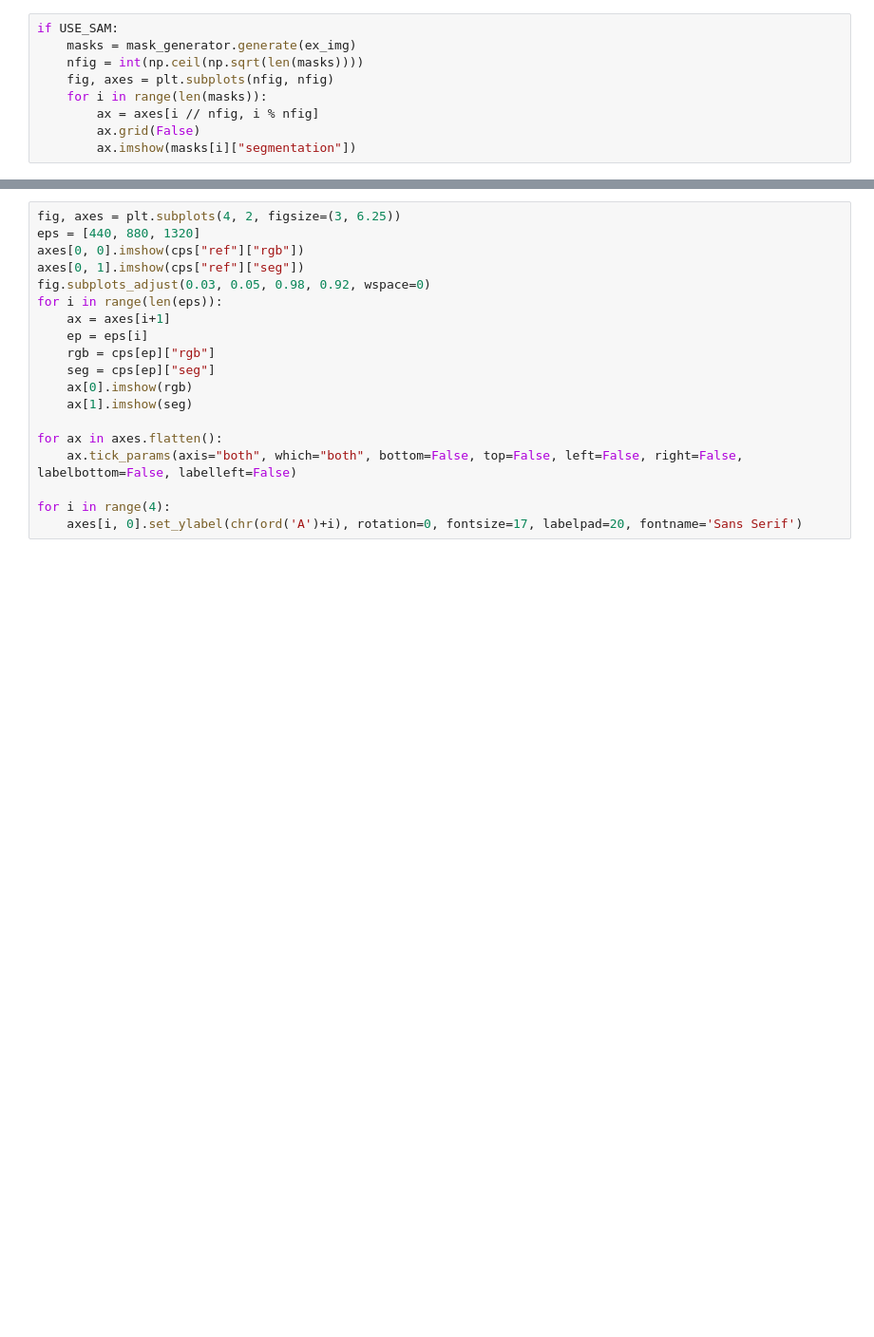
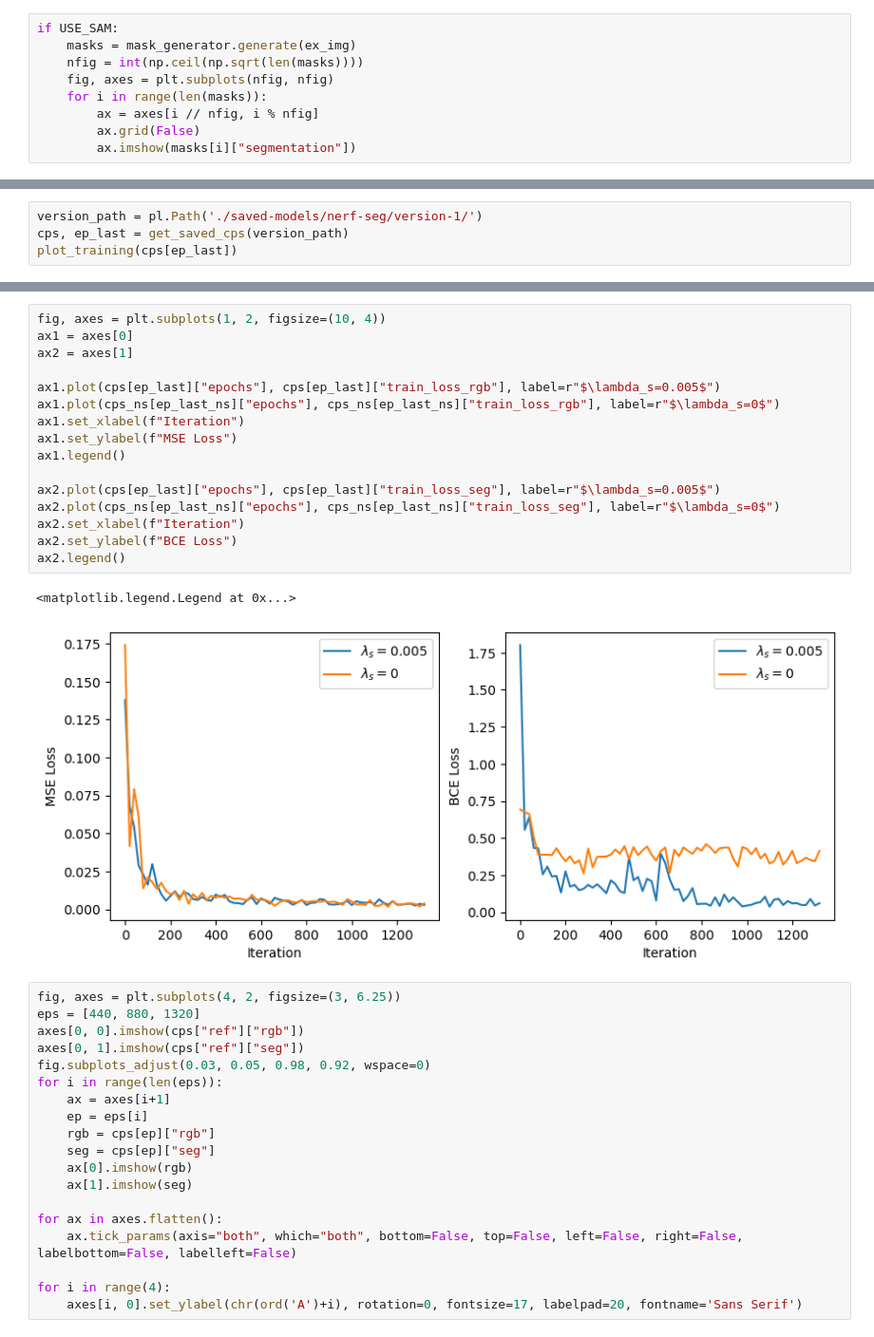
Before and after one commit to gasparyanartur/torch-nerf, a Jupyter notebook: notebooks/nerf-torch.ipynb, the cells around one changed output, grey strips where cells are left out. Shown at 95% size. Drawn from its saved outputs; the diff is of its cells as text; blank space fills up the shorter version.

```diff
--- a/notebooks/nerf-torch.ipynb
+++ b/notebooks/nerf-torch.ipynb
@@ -837,0 +830,4 @@ plt.legend()
+# %%
+version_path = pl.Path('./saved-models/nerf-seg/version-1/')
+cps, ep_last = get_saved_cps(version_path)
+plot_training(cps[ep_last])
@@ -838,3 +846,22 @@ plt.legend()
+# %%
+fig, axes = plt.subplots(1, 2, figsize=(10, 4))
+ax1 = axes[0]
+ax2 = axes[1]
+
+ax1.plot(cps[ep_last]["epochs"], cps[ep_last]["train_loss_rgb"], label=r"$\lambda_s=0.005$")
+ax1.plot(cps_ns[ep_last_ns]["epochs"], cps_ns[ep_last_ns]["train_loss_rgb"], label=r"$\lambda_s=0$")
+ax1.set_xlabel(f"Iteration")
+ax1.set_ylabel(f"MSE Loss")
+ax1.legend()
+
+ax2.plot(cps[ep_last]["epochs"], cps[ep_last]["train_loss_seg"], label=r"$\lambda_s=0.005$")
+ax2.plot(cps_ns[ep_last_ns]["epochs"], cps_ns[ep_last_ns]["train_loss_seg"], label=r"$\lambda_s=0$")
+ax2.set_xlabel(f"Iteration")
+ax2.set_ylabel(f"BCE Loss")
+ax2.legend()
+# %% [output]
+<matplotlib.legend.Legend at 0x...>
+[figure, added]
 # %%
 fig, axes = plt.subplots(4, 2, figsize=(3, 6.25))
 eps = [440, 880, 1320]
```
Also changed, not shown: parts of 17 cells of this notebook.
